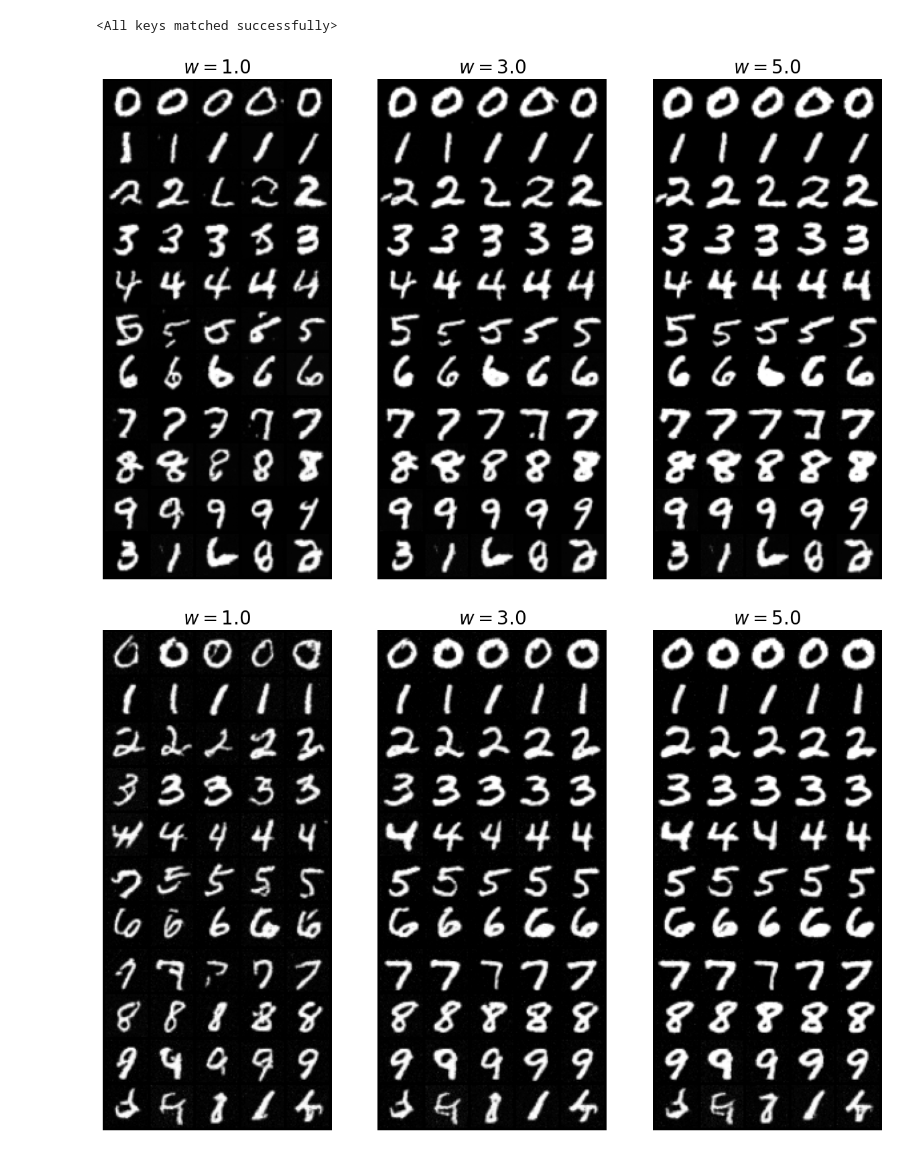
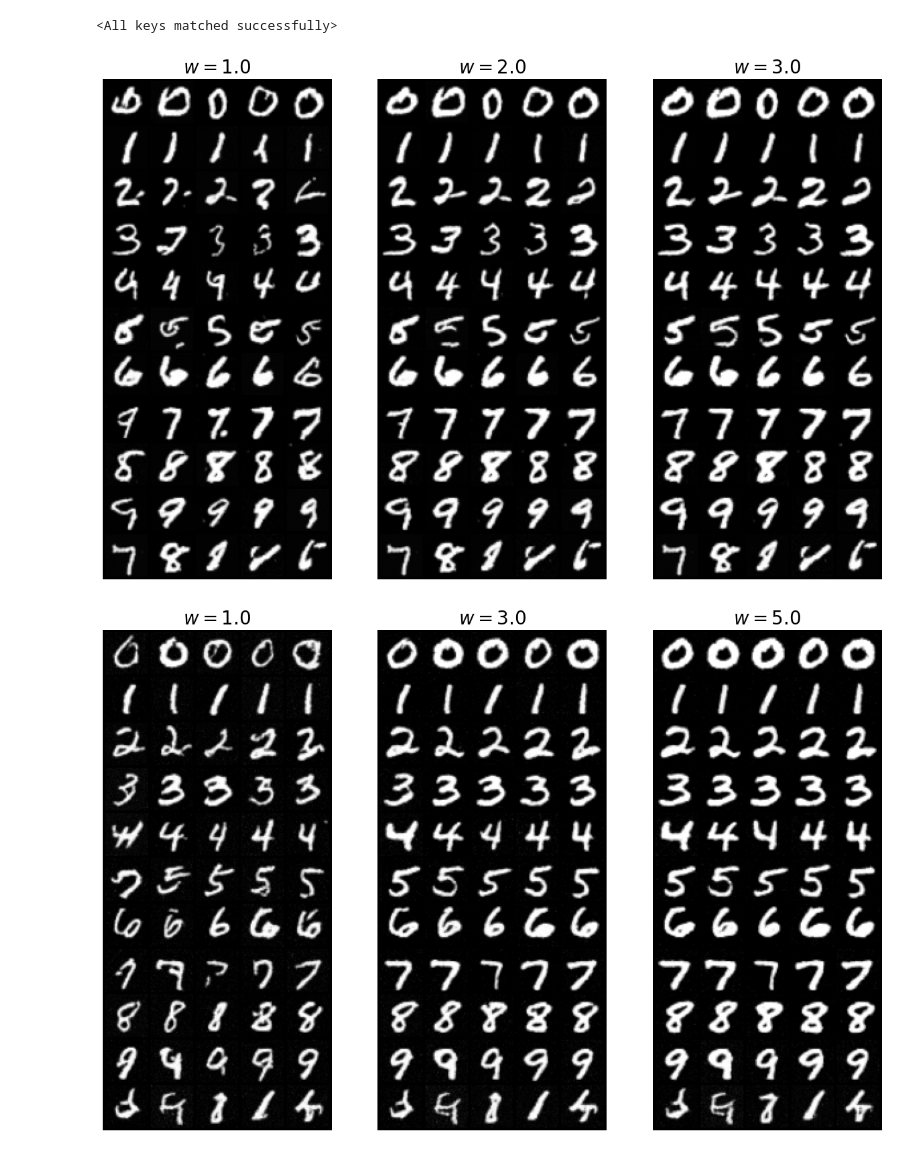
Before and after one commit to chookcurry/flow-matching, a Jupyter notebook: notebooks/mnist/visualize_flow.ipynb, the cells around one changed output. Saved outputs shown, nothing was run; the diff lists cells and outputs as text; code cells hidden in the pictures.

```diff
--- a/notebooks/mnist/visualize_flow.ipynb
+++ b/notebooks/mnist/visualize_flow.ipynb
@@ -45,7 +56,7 @@ backbone.load_state_dict(torch.load("./models/backbone_flow_bili.pt"))
 # %%
 num_timesteps = 100
 samples_per_class = 5
-guidance_scales = [1.0, 3.0, 5.0]
+guidance_scales = [1.0, 2.0, 3.0]
 
 y = (
     torch.tensor([0, 1, 2, 3, 4, 5, 6, 7, 8, 9, 10])
@@ -54,35 +65,35 @@ y = (
 )
 
 fig, axes = plt.subplots(
     nrows=1,
     ncols=len(guidance_scales),
     figsize=(samples_per_class * len(guidance_scales), 10),
 )
 
 flow_generator = FlowGenerator(
     path=path,
     backbone=backbone,
     num_timesteps=num_timesteps,
     null_class=sampeable.num_classes,
     device=device,
 )
 
 x0 = flow_generator.sample_prior(
-    num_samples=y.shape[0], shape=sampeable.shape, device=device
+    num_samples=y.shape[0], shape=sampeable.shape, device=device, y=y
 )
 # (num_samples, 1, 32, 32)
 
 for idx, w in enumerate(guidance_scales):
     x1 = flow_generator.generate(y, x0, w)
 
     grid = make_grid(x1, nrow=samples_per_class, normalize=True, value_range=(-1, 1))
     axes[idx].imshow(grid.permute(1, 2, 0).cpu(), cmap="gray")
     axes[idx].axis("off")
     axes[idx].set_title(f"$w={w:.1f}$", fontsize=20)
 
 plt.show()
 # %% [output]
-[figure, old version]
+[figure, new version]
 # %%
 num_timesteps = 10
 samples_per_class = 5
```
Also changed, not shown: parts of 1 cell of this notebook, 8 other files.
